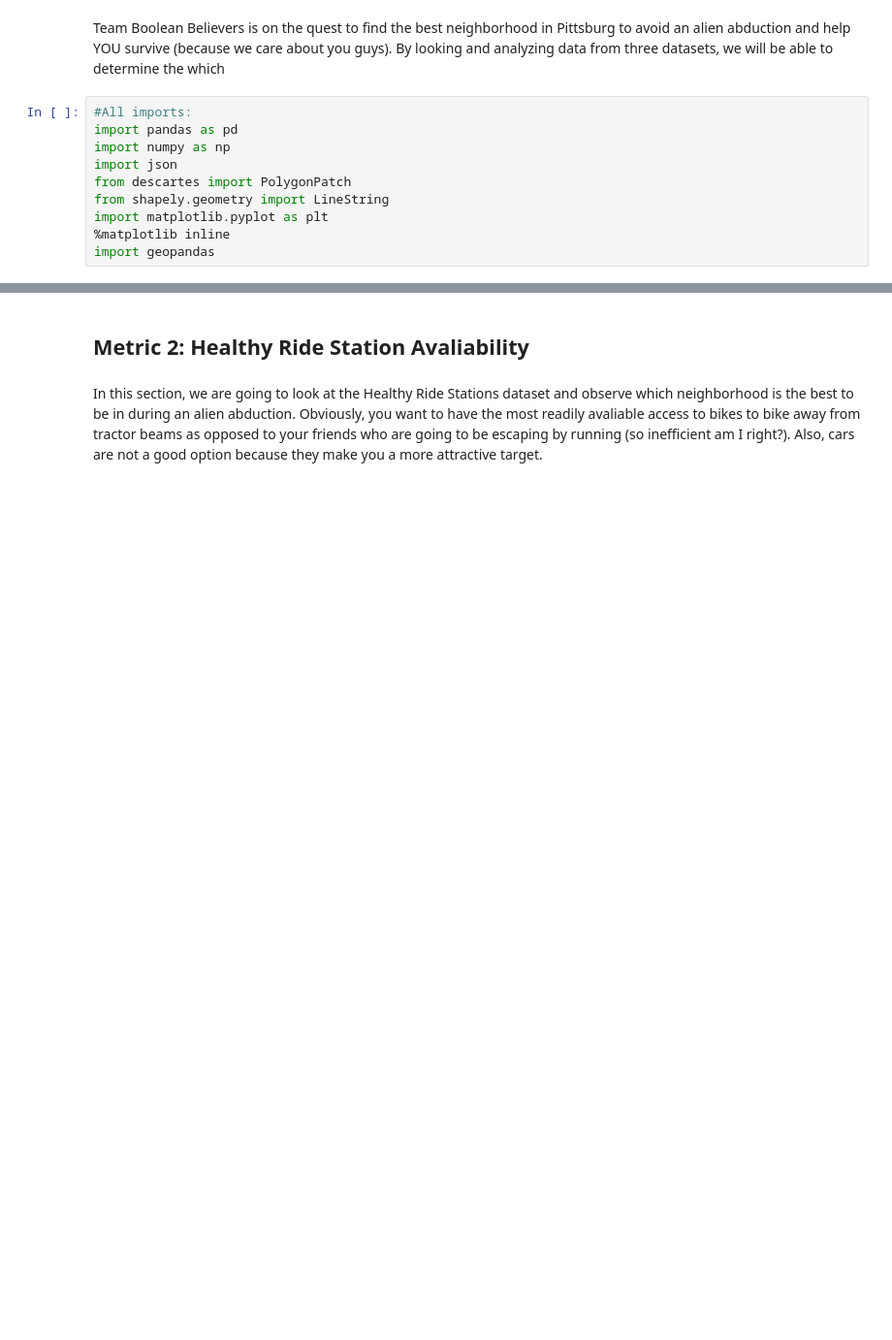
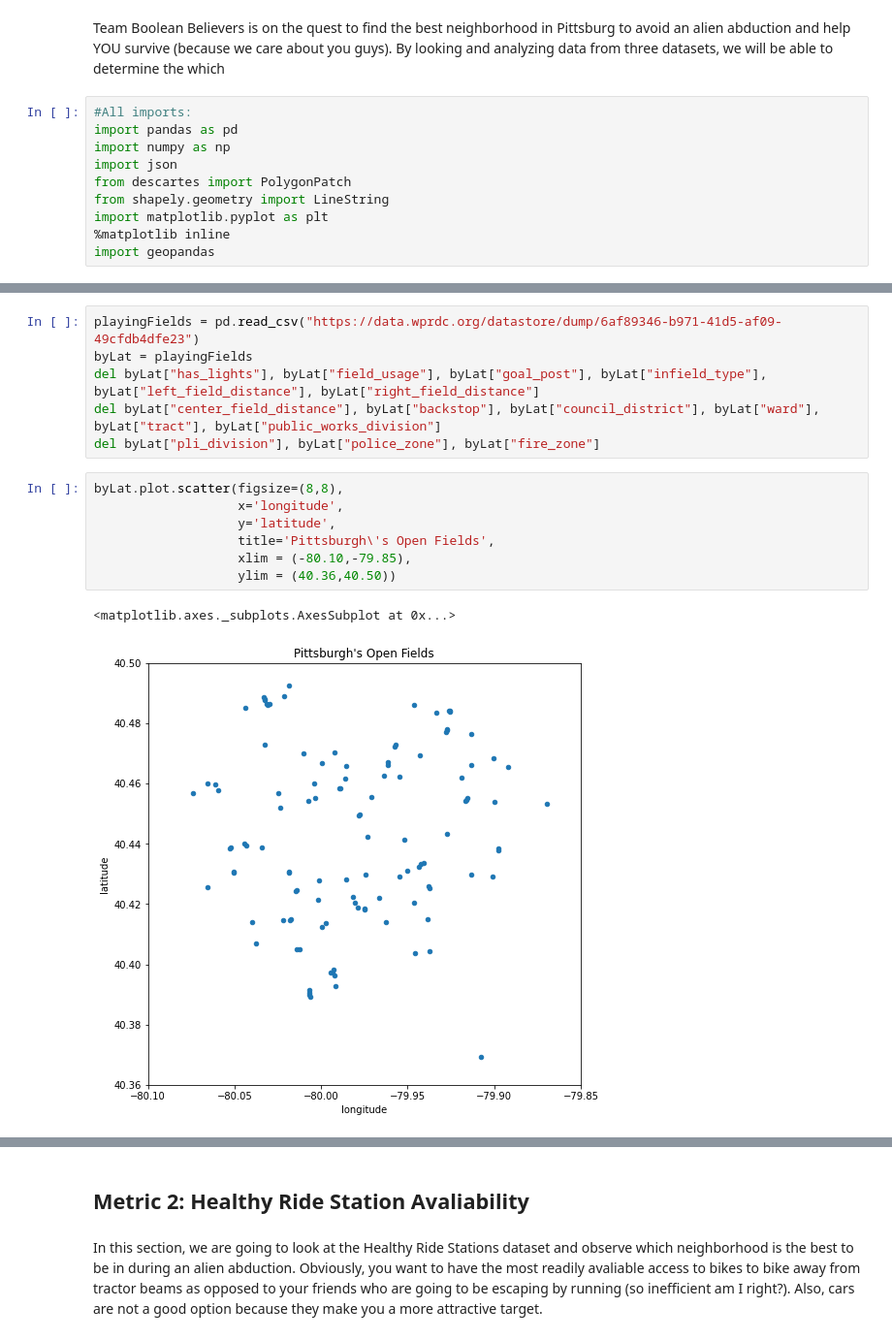
Before and after one commit to jhuang0420/CMPINF0010_Final_Project, a Jupyter notebook: teamFolder/teamNB.ipynb, the cells around one changed output, grey strips where cells are left out. Shown at 97% size. Drawn from its saved outputs; the diff is of its cells as text; blank space fills up the shorter version.

```diff
--- a/teamFolder/teamNB.ipynb
+++ b/teamFolder/teamNB.ipynb
@@ -16,0 +28,16 @@ import geopandas
+# %%
+playingFields = pd.read_csv("https://data.wprdc.org/datastore/dump/6af89346-b971-41d5-af09-49cfdb4dfe23")
+byLat = playingFields
+del byLat["has_lights"], byLat["field_usage"], byLat["goal_post"], byLat["infield_type"], byLat["left_field_distance"], byLat["right_field_distance"]
+del byLat["center_field_distance"], byLat["backstop"], byLat["council_district"], byLat["ward"], byLat["tract"], byLat["public_works_division"]
+del byLat["pli_division"], byLat["police_zone"], byLat["fire_zone"]
+# %%
+byLat.plot.scatter(figsize=(8,8),
+                   x='longitude',
+                   y='latitude',
+                   title='Pittsburgh\'s Open Fields',
+                   xlim = (-80.10,-79.85),
+                   ylim = (40.36,40.50))
+# %% [output]
+<matplotlib.axes._subplots.AxesSubplot at 0x...>
+[figure, added]
```
Also changed, not shown: parts of 7 cells of this notebook.
